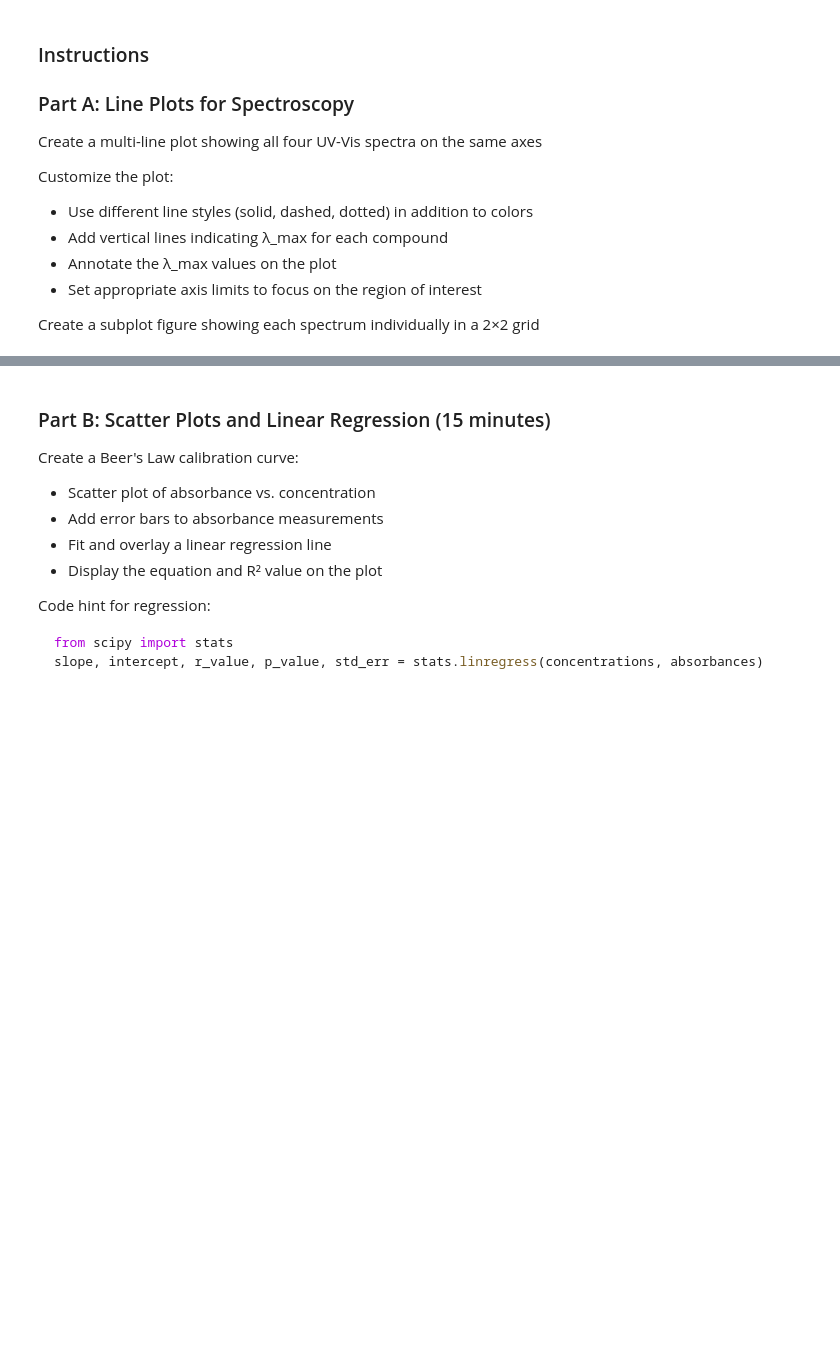
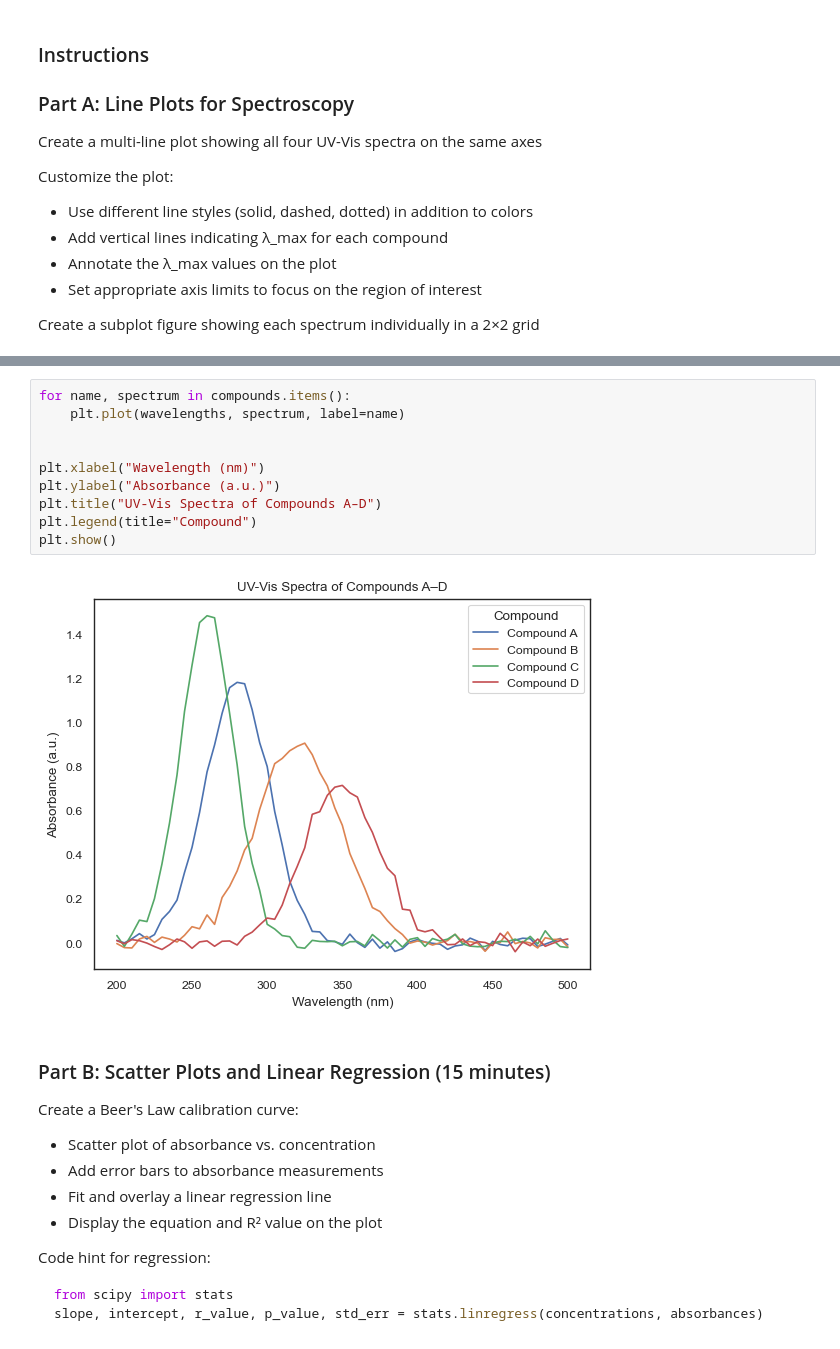
Before and after one commit to Hassan-Haydar/DSA103, a Jupyter notebook: LifeScienceData/lecture18/exercise linked to the lecture in another path/exercise_18.ipynb, the cells around one changed output, grey strips where cells are left out. Drawn from its saved outputs; the diff is of its cells as text; blank space fills up the shorter version.

```diff
--- a/LifeScienceData/lecture18/exercise linked to the lecture in another path/exercise_18.ipynb
+++ b/LifeScienceData/lecture18/exercise linked to the lecture in another path/exercise_18.ipynb
@@ -345,3 +368,15 @@ Create a subplot figure showing each spectrum individually in a 2×2 grid
+# %%
+for name, spectrum in compounds.items():
+    plt.plot(wavelengths, spectrum, label=name)
+
+
+plt.xlabel("Wavelength (nm)")
+plt.ylabel("Absorbance (a.u.)")
+plt.title("UV-Vis Spectra of Compounds A–D")
+plt.legend(title="Compound")
+plt.show()
+# %% [output]
+[figure, added]
 # %% [markdown]
 ### Part B: Scatter Plots and Linear Regression (15 minutes)
 
```
Also changed, not shown: parts of 2 cells of this notebook.
